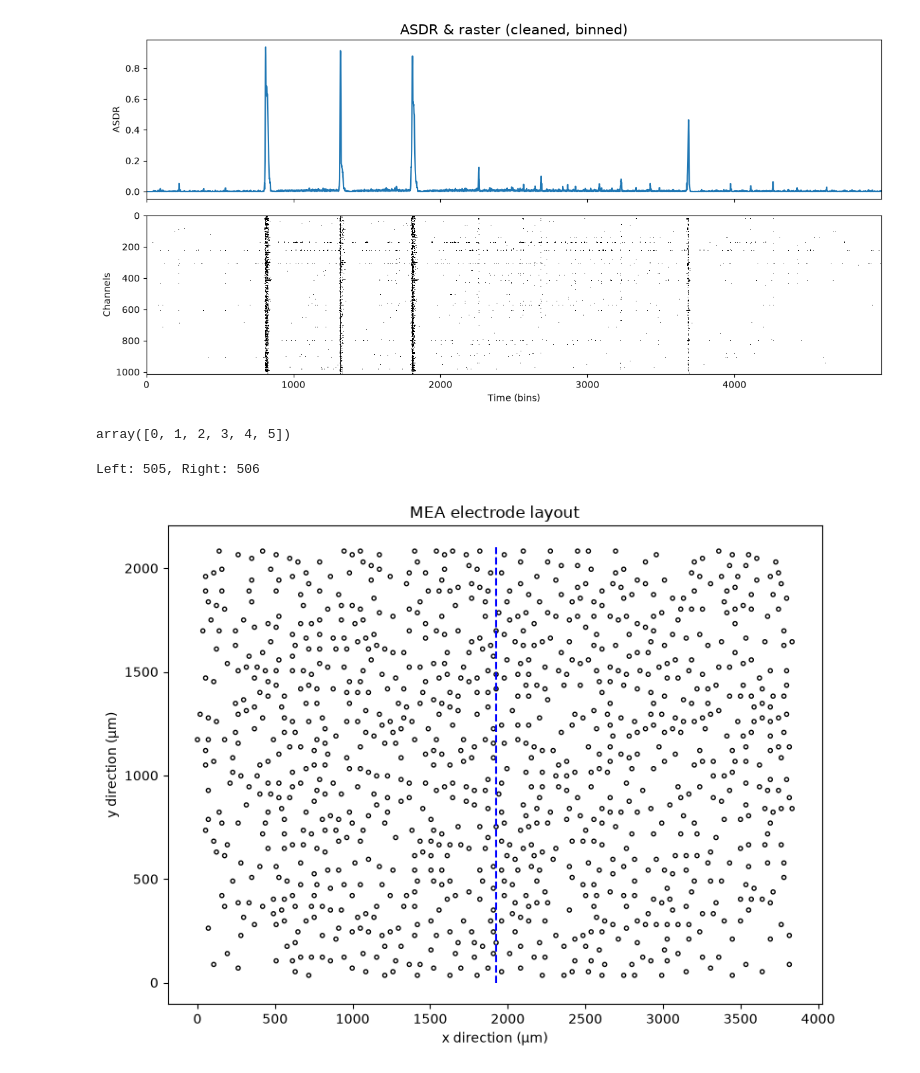
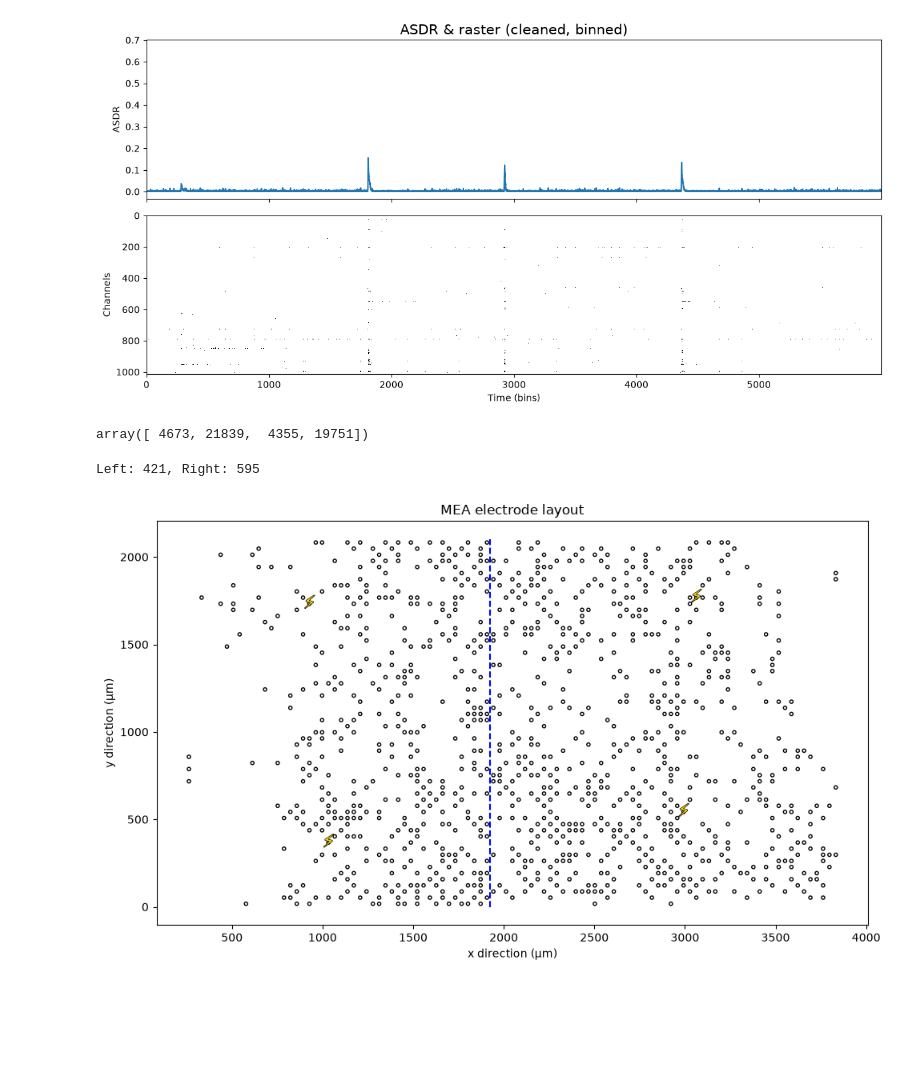
Before and after one commit to Project-HAL/MXtreme, a Jupyter notebook: examples/preprocess_pipeline.ipynb, the cells around one changed output. Cells and saved outputs as stored; diff of their text form; code cells hidden in the pictures; blank space fills up the shorter version.

Commit message:
preprocessing pipeline example notebook testing

```diff
--- a/examples/preprocess_pipeline.ipynb
+++ b/examples/preprocess_pipeline.ipynb
@@ -45,11 +57,14 @@ The newer file format embeds its metadata (Exp ID / Chip ID / Plate date / DIV)
 # %%
 RAW_ROOT = Path("../../mxtreme-claude/claude_data/raw")   # read-only example data
-RAW_H5 = RAW_ROOT / "Fall_BurstTrainer" / "M07140" / "111825_M07140_DIV33_burst_trainer.raw.h5"
 
-data = extract.extract(str(RAW_H5))          # embedded /assay/metadata read automatically
-print("wells extracted:", list(data))
 
-w = data[0]
-print("exp_id / chip / DIV:", w["exp_id"], w["chip"], w["DIV"])
-print("raw spike count:", len(w["data"]))
+# Examples with embedded metadata
+# RAW_H5 = RAW_ROOT / "Fall_BurstTrainer" / "M07140" / "111825_M07140_DIV33_burst_trainer.raw.h5"
+# RAW_H5 = RAW_ROOT / "Fall_BurstTrainer" / "P004722" / "111825_P004722_DIV48_burstTrain.raw.h5"
+# data = extract.extract(str(RAW_H5))          # embedded /assay/metadata read automatically
+
+# Example with supplied metadata
+metadata = {"Exp ID": "May2025_Wave", "Chip ID": "M07459", "Plate date": 250512, "DIV": 0, "Conditions":[[2,0]]}
+RAW_H5 = RAW_ROOT / "May2025_Wave" / "M07459" / "250512" / "0" / "well0" / "May2025_Wave_well_0.raw.h5"
+data = extract.extract(str(RAW_H5), metadata=metadata)
 # %% [output]
@@ -83,12 +87,12 @@ window, 10 ms bins).
 # %%
 pipeline = Pipeline([
     clean.normalize_time,                                     # frames -> start at 0
-    clean.dac_to_voltage,                                     # DAC units -> volts
+    clean.dac_to_voltage,                                     # DAC units -> V
     clean.remove_positive_deflections,                        # keep negative spikes
-    partial(clean.spike_filter, amp_thresh=2e-5),             # drop < 20 µV  (omit to skip)
-    # partial(clean.remove_spurious_spikes, refractory_period=0.002),
+    partial(clean.spike_filter, amp_thresh=2e-5),             # drop < 20 µV
+    partial(clean.remove_spurious_spikes, refractory_period=0.002),
     clean.remove_spurious_channels,                           # drop unmapped channels
     clean.build_channel_map,                                  # needed before binning
-    partial(clean.remove_stim_frames, post_stim_period=0.0),  # drop stim-window spikes
+    partial(clean.remove_stim_frames, post_stim_period=0.05), # drop stim-window spikes
     partial(clean.bin_spikes, bin_size=0.01),                 # 10 ms bins
 ])
@@ -226,8 +159,9 @@ from mxtreme import visualizations as viz
 import matplotlib.pyplot as plt
 
 sb = loaded["spike_bin"]
-win = (0, min(5000, sb.shape[1]))          # window of bins to display (10 ms bins)
+win = (0, min(6000, sb.shape[1]))          # window of bins to display (10 ms bins) - first minute of the recording
 sb_win = sb[:, win[0]:win[1]]
+
 
 fig, (ax_asdr, ax_rast) = plt.subplots(2, 1, sharex=True, figsize=(12, 6))
 viz.plot_asdr(sb_win, ax=ax_asdr, title="ASDR & raster (cleaned, binned)")
@@ -236,20 +170,19 @@ ax_asdr.set_xlabel("")
 plt.tight_layout()
 plt.show()
 # %% [output]
-[figure, old version]
+[figure, new version]
 # %%
-loaded["stim_elecs"]
+# Spatial map of the electrodes on the MEA
+stim = loaded["stim_elecs"]
+stim = stim.item() if getattr(stim, "ndim", 1) == 0 else stim   # unwrap 0-d object array (may be None)
+stim
 # %% [output]
-array([0, 1, 2, 3, 4, 5])
+array([ 4673, 21839,  4355, 19751])
 # %%
-# Spatial map of the electrodes on the MEA
-stim = loaded["stim_elecs"]
-stim = stim.item() if getattr(stim, "ndim", 1) == 0 else stim   # unwrap 0-d object array (may be None)
-
-fig, ax = plt.subplots(1, 1, figsize=(8,6))
+fig, ax = plt.subplots(1, 1, figsize=(10,6))
 viz.MEA(ax, loaded["channelmap"], stim, title="MEA electrode layout")
 plt.tight_layout()
 plt.show()
 # %% [output]
-Left: 505, Right: 506
+Left: 421, Right: 595
-[figure, old version]
+[figure, new version]
```
Also changed, not shown: parts of 17 cells of this notebook, 7 other files.
